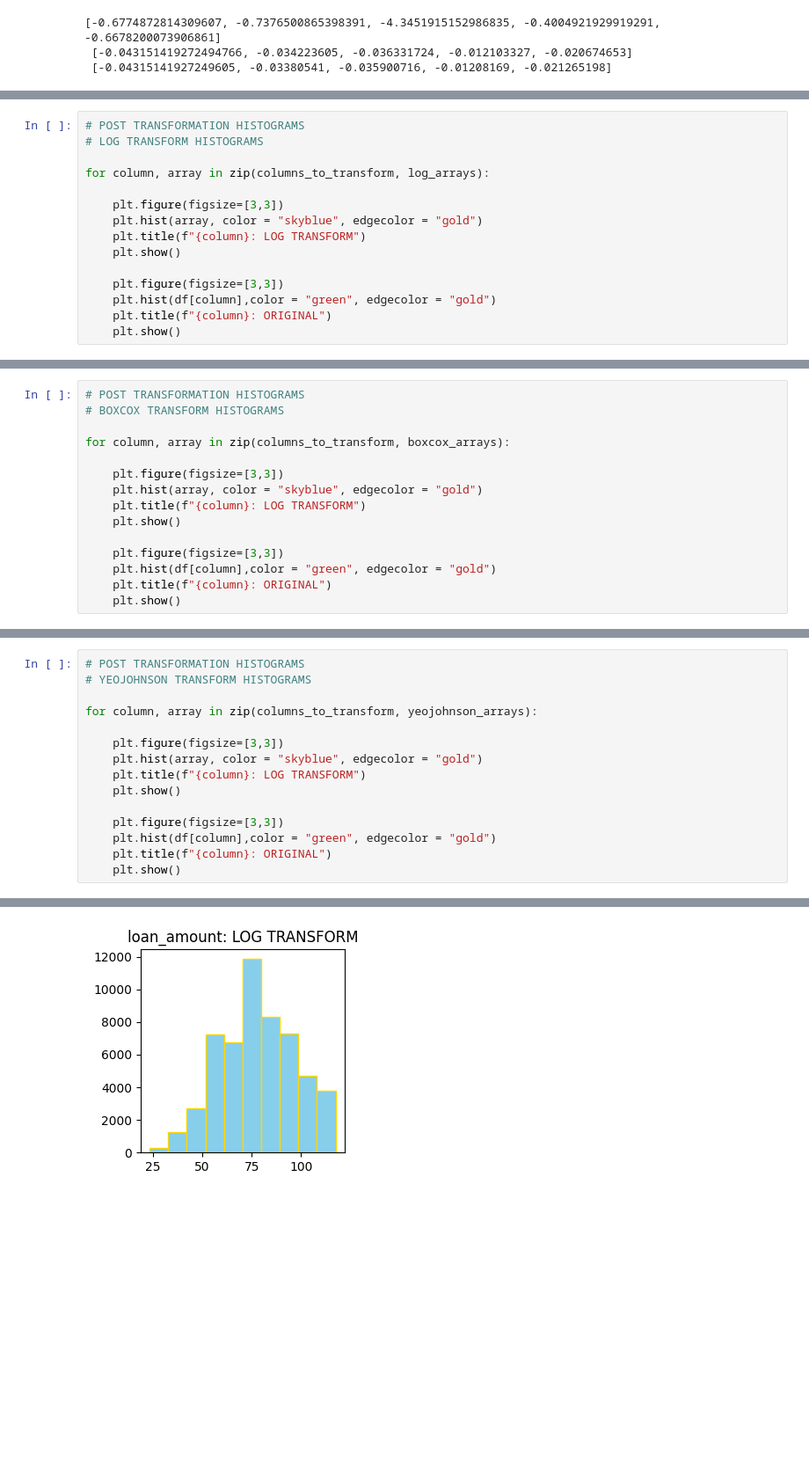
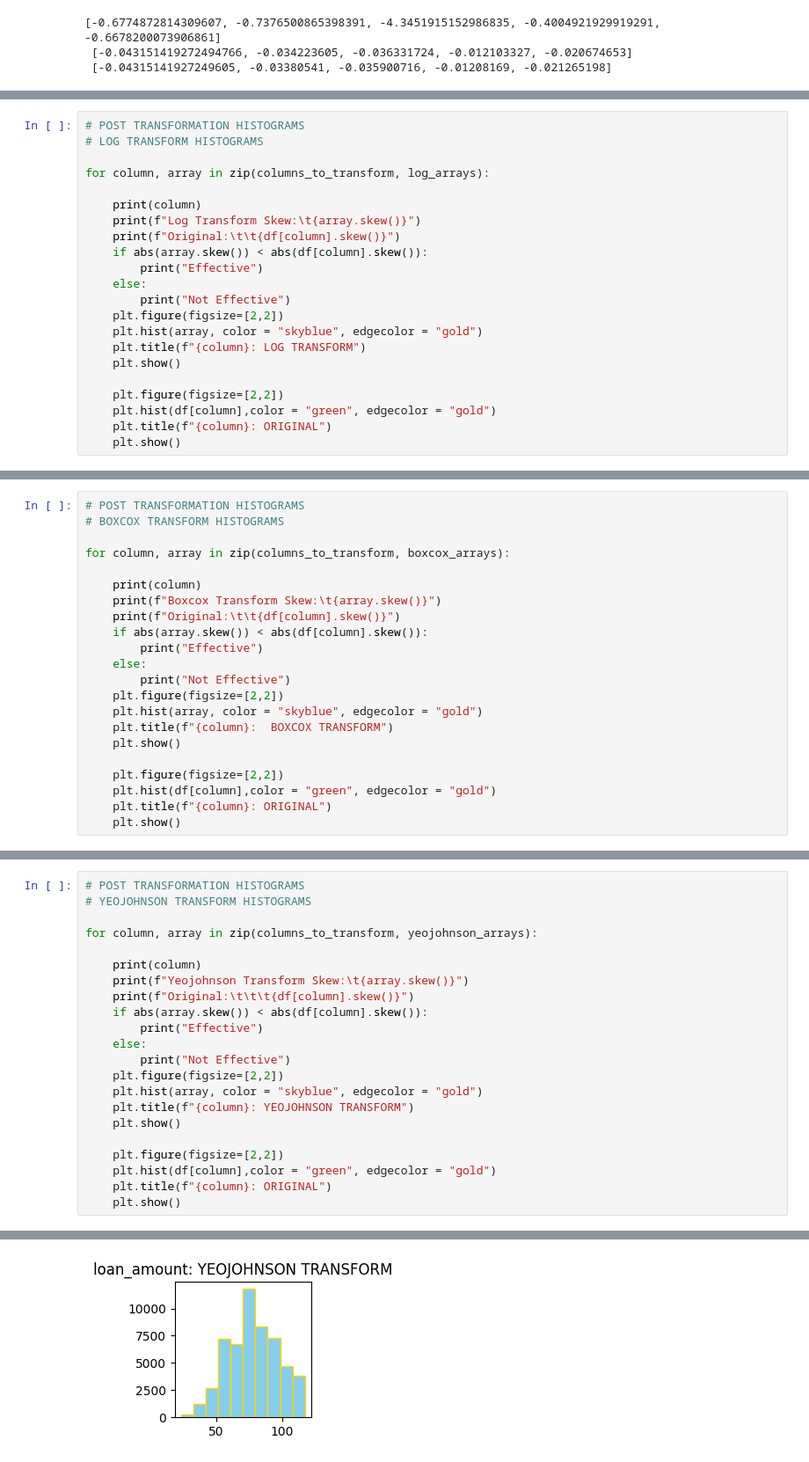
Before and after one commit to vpagador/EDA-Customer-Loans-in-Finance, a Jupyter notebook: plot_skew.ipynb, the cells around one changed output, grey strips where cells are left out. Shown at 88% size. Cells and saved outputs as stored; diff of their text form; blank space fills up the shorter version.

```diff
--- a/plot_skew.ipynb
+++ b/plot_skew.ipynb
@@ -335,12 +335,19 @@ Name: instalment, Length: 54231, dtype: float32
 
 for column, array in zip(columns_to_transform, log_arrays):
 
-    plt.figure(figsize=[3,3])
+    print(column)
+    print(f"Log Transform Skew:\t{array.skew()}")
+    print(f"Original:\t\t{df[column].skew()}")
+    if abs(array.skew()) < abs(df[column].skew()):
+        print("Effective")
+    else:
+        print("Not Effective")
+    plt.figure(figsize=[2,2])
     plt.hist(array, color = "skyblue", edgecolor = "gold")
     plt.title(f"{column}: LOG TRANSFORM")
     plt.show()
 
-    plt.figure(figsize=[3,3])
+    plt.figure(figsize=[2,2])
     plt.hist(df[column],color = "green", edgecolor = "gold")
     plt.title(f"{column}: ORIGINAL")
     plt.show()
@@ -361,12 +383,19 @@ for column, array in zip(columns_to_transform, log_arrays):
 
 for column, array in zip(columns_to_transform, boxcox_arrays):
 
-    plt.figure(figsize=[3,3])
+    print(column)
+    print(f"Boxcox Transform Skew:\t{array.skew()}")
+    print(f"Original:\t\t{df[column].skew()}")
+    if abs(array.skew()) < abs(df[column].skew()):
+        print("Effective")
+    else:
+        print("Not Effective")
+    plt.figure(figsize=[2,2])
     plt.hist(array, color = "skyblue", edgecolor = "gold")
-    plt.title(f"{column}: LOG TRANSFORM")
+    plt.title(f"{column}:  BOXCOX TRANSFORM")
     plt.show()
 
-    plt.figure(figsize=[3,3])
+    plt.figure(figsize=[2,2])
     plt.hist(df[column],color = "green", edgecolor = "gold")
     plt.title(f"{column}: ORIGINAL")
     plt.show()
@@ -387,12 +431,19 @@ for column, array in zip(columns_to_transform, boxcox_arrays):
 
 for column, array in zip(columns_to_transform, yeojohnson_arrays):
 
-    plt.figure(figsize=[3,3])
+    print(column)
+    print(f"Yeojohnson Transform Skew:\t{array.skew()}")
+    print(f"Original:\t\t\t{df[column].skew()}")
+    if abs(array.skew()) < abs(df[column].skew()):
+        print("Effective")
+    else:
+        print("Not Effective")
+    plt.figure(figsize=[2,2])
     plt.hist(array, color = "skyblue", edgecolor = "gold")
-    plt.title(f"{column}: LOG TRANSFORM")
+    plt.title(f"{column}: YEOJOHNSON TRANSFORM")
     plt.show()
 
-    plt.figure(figsize=[3,3])
+    plt.figure(figsize=[2,2])
     plt.hist(df[column],color = "green", edgecolor = "gold")
     plt.title(f"{column}: ORIGINAL")
     plt.show()
@@ -400 +455 @@ for column, array in zip(columns_to_transform, yeojohnson_arrays):
-[figure, old version]
+[figure, new version]
```
Also changed, not shown: parts of 7 cells of this notebook.
